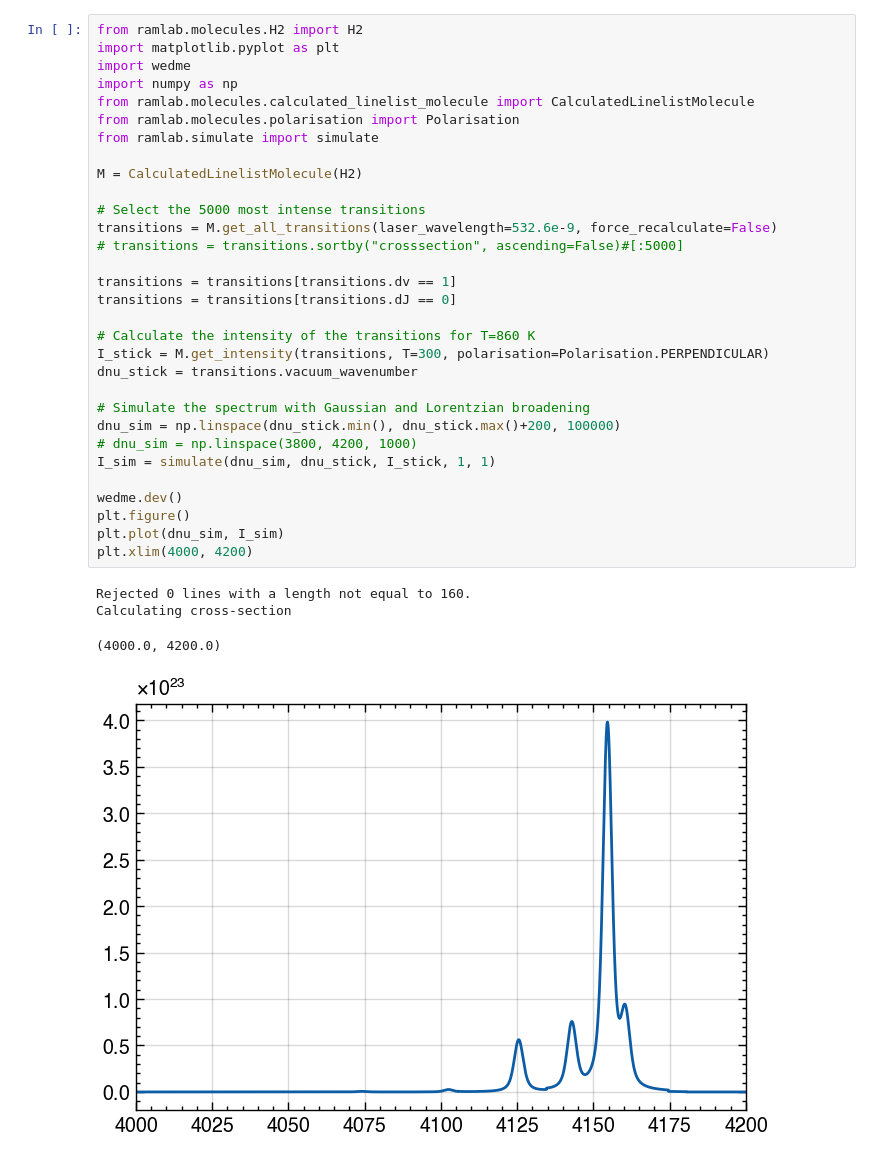
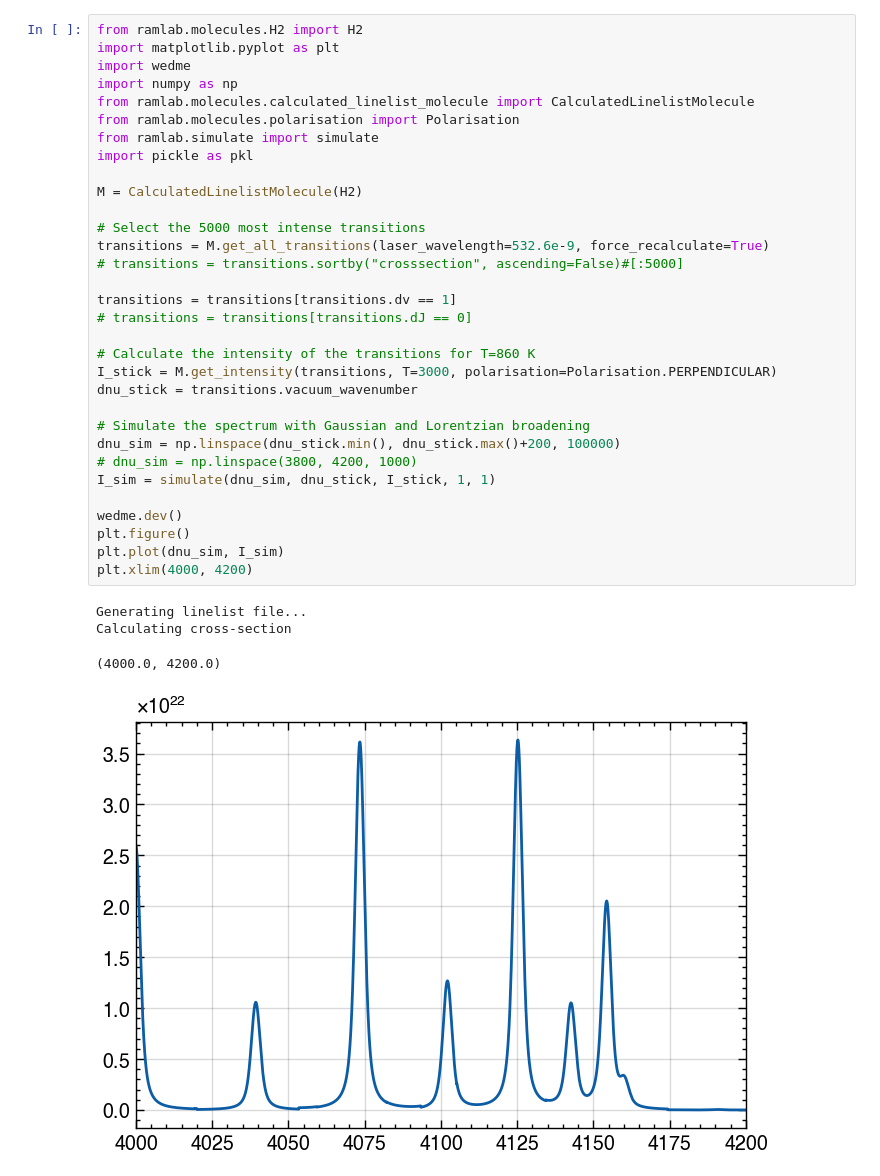
Before and after one commit to Brightsite-Plasmalab/ramlab, a Jupyter notebook: demo/H2.ipynb, the cells around one changed output. Saved outputs shown, nothing was run; the diff lists cells and outputs as text.

```diff
--- a/demo/H2.ipynb
+++ b/demo/H2.ipynb
@@ -2,38 +2,39 @@
 from ramlab.molecules.H2 import H2
 import matplotlib.pyplot as plt
 import wedme
 import numpy as np
 from ramlab.molecules.calculated_linelist_molecule import CalculatedLinelistMolecule
 from ramlab.molecules.polarisation import Polarisation
 from ramlab.simulate import simulate
+import pickle as pkl
 
 M = CalculatedLinelistMolecule(H2)
 
 # Select the 5000 most intense transitions
-transitions = M.get_all_transitions(laser_wavelength=532.6e-9, force_recalculate=False)
+transitions = M.get_all_transitions(laser_wavelength=532.6e-9, force_recalculate=True)
 # transitions = transitions.sortby("crosssection", ascending=False)#[:5000]
 
 transitions = transitions[transitions.dv == 1]
-transitions = transitions[transitions.dJ == 0]
+# transitions = transitions[transitions.dJ == 0]
 
 # Calculate the intensity of the transitions for T=860 K
-I_stick = M.get_intensity(transitions, T=300, polarisation=Polarisation.PERPENDICULAR)
+I_stick = M.get_intensity(transitions, T=3000, polarisation=Polarisation.PERPENDICULAR)
 dnu_stick = transitions.vacuum_wavenumber
 
 # Simulate the spectrum with Gaussian and Lorentzian broadening
 dnu_sim = np.linspace(dnu_stick.min(), dnu_stick.max()+200, 100000)
 # dnu_sim = np.linspace(3800, 4200, 1000)
 I_sim = simulate(dnu_sim, dnu_stick, I_stick, 1, 1)
 
 wedme.dev()
 plt.figure()
 plt.plot(dnu_sim, I_sim)
 plt.xlim(4000, 4200)
 # %% [output]
-Rejected 0 lines with a length not equal to 160.
+Generating linelist file...
 Calculating cross-section
 (4000.0, 4200.0)
-[figure, old version]
+[figure, new version]
 # %%
 plt.figure()
 plt.plot(transitions.initial_J, transitions.dE, 'k.')
```
Also changed, not shown: parts of 5 cells of this notebook, 3 other files.
